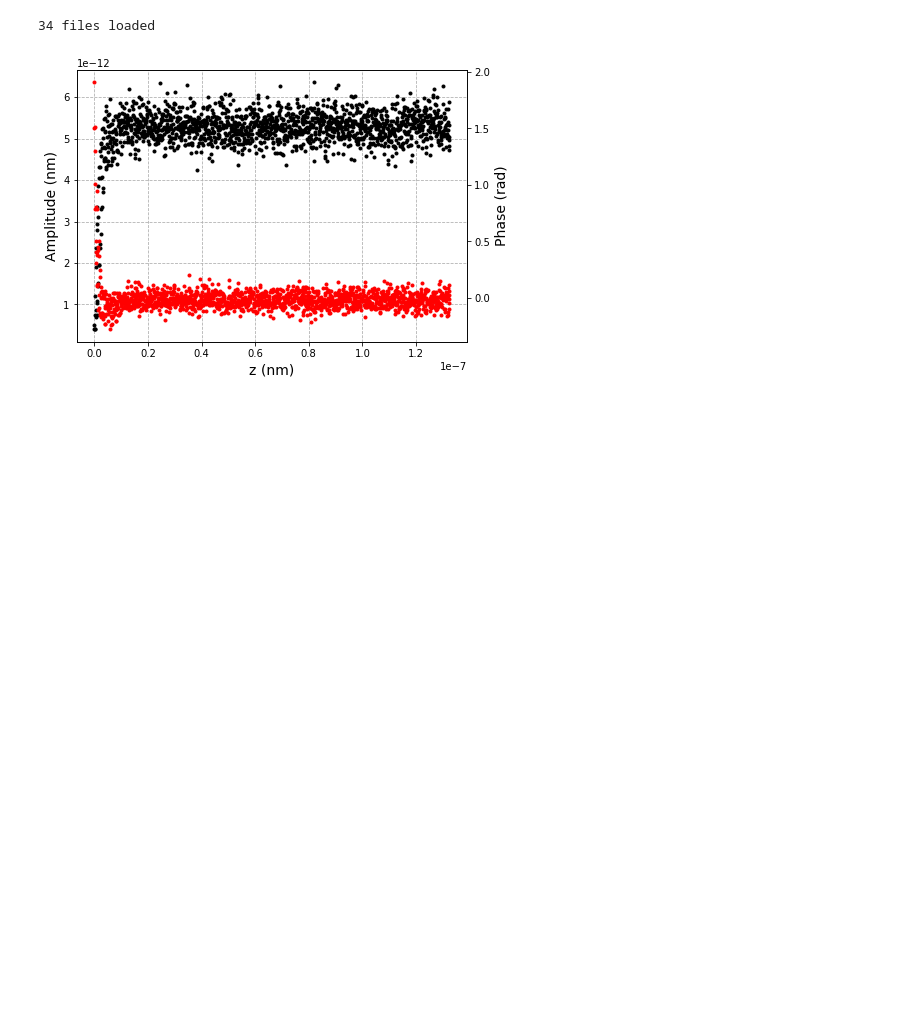
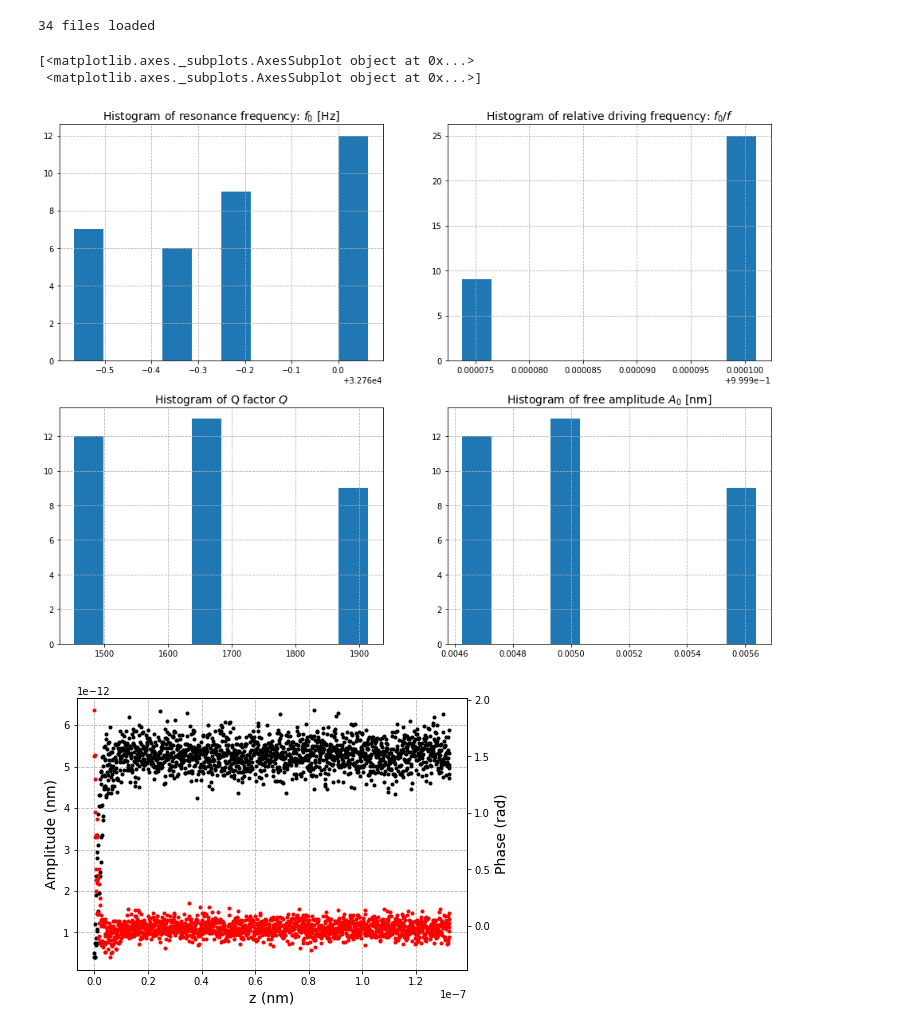
Before and after one commit to Jhko725/Contact-Point-Detection, a Jupyter notebook: Prototyping.ipynb, the cells around one changed output. Drawn from its saved outputs; the diff is of its cells as text; code cells hidden in the pictures; blank space fills up the shorter version.

```diff
--- a/Prototyping.ipynb
+++ b/Prototyping.ipynb
@@ -17,6 +18,14 @@ data_dir = './Data/Experiment/Tapping'
 files = FileParser(data_dir, 'app', 'json')
 # %% [output]
 34 files loaded
+# %%
+dataset = AppCurveDataset(files)
+# %%
+fig, axes = dataset.PlotParamDist()
+# %% [output]
+[<matplotlib.axes._subplots.AxesSubplot object at 0x...>
+ <matplotlib.axes._subplots.AxesSubplot object at 0x...>]
+[figure, added]
 # %%
 converter = Json2App(files[1])
 app_curve = converter()
```
Also changed, not shown: parts of 3 cells of this notebook, 6 other files.
